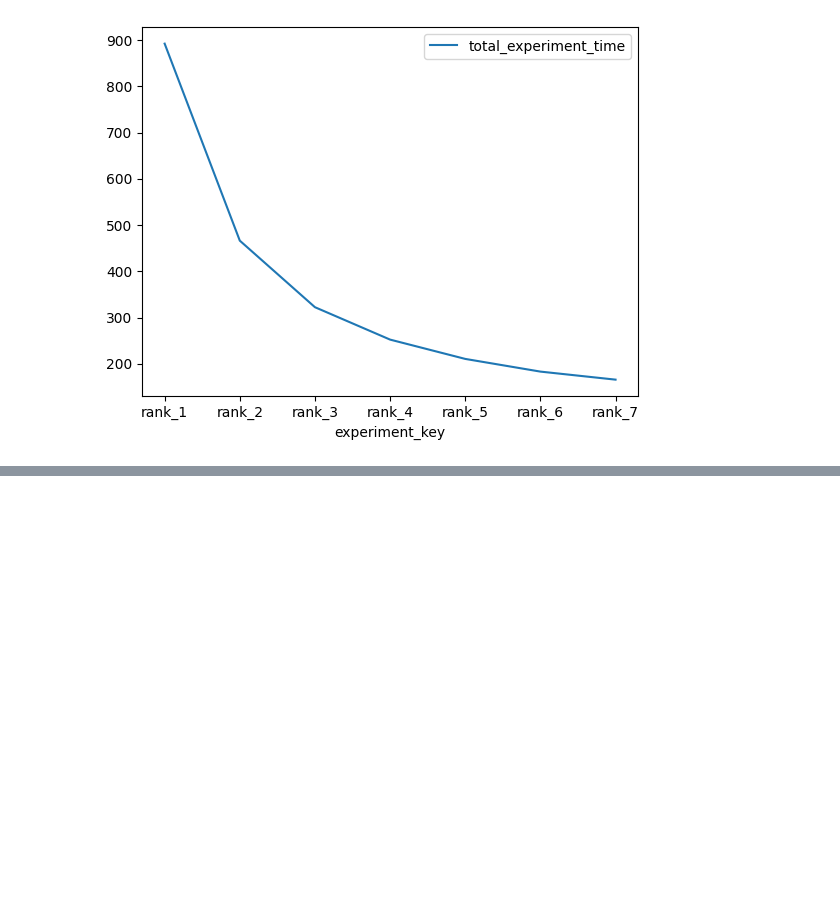
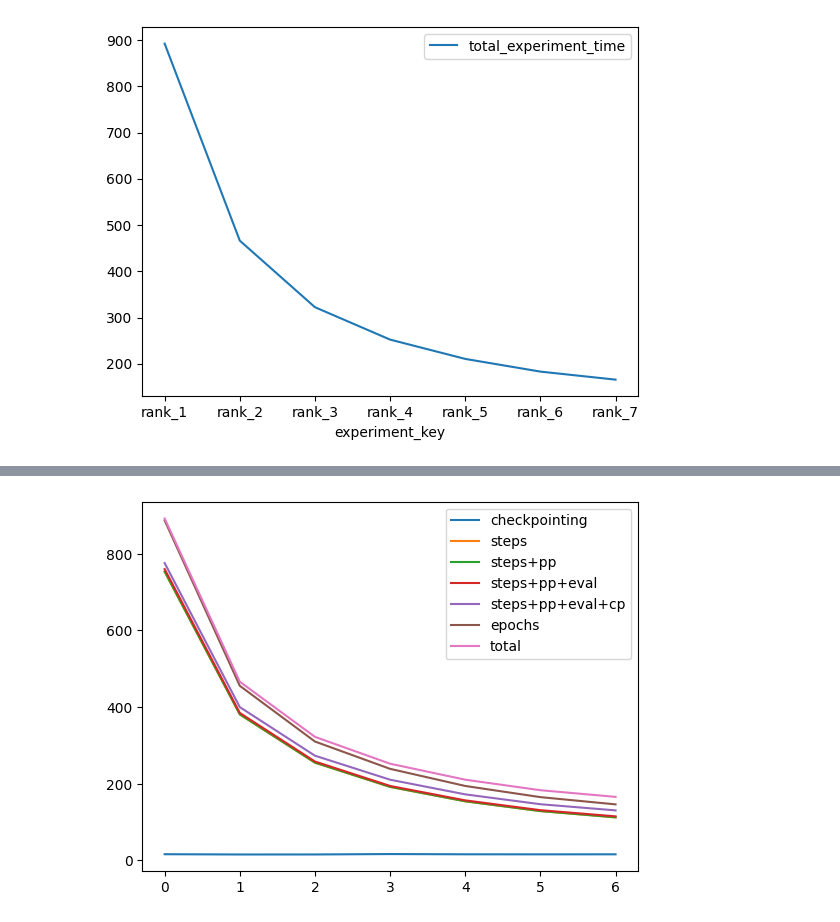
Before and after one commit to mlgym/mlgym, a Jupyter notebook: example/gpt2/huggingface_impl/viz_gpt2_hug_impl.ipynb, the cells around one changed output, grey strips where cells are left out. Drawn from its saved outputs; the diff is of its cells as text; code cells hidden in the pictures; blank space fills up the shorter version.

Commit message:
updated graphs

```diff
--- a/example/gpt2/huggingface_impl/viz_gpt2_hug_impl.ipynb
+++ b/example/gpt2/huggingface_impl/viz_gpt2_hug_impl.ipynb
@@ -57,0 +67,28 @@ ax = df_total_experiment_time[['total_experiment_time']].plot()
+# %%
+sum_keys_dict = {
+    "experiment_key": ["experiment_key"],
+    "checkpointing": ["checkpointing"],
+    "steps": ['train_backward_pass', 'train_forward_pass', 'train_optimizer_step'],
+    "steps+pp": ['train_backward_pass', 'train_forward_pass', 'train_optimizer_step', 'train_post_processing'],
+    "steps+pp+eval": ['eval_forward_pass', 'train_backward_pass', 'train_forward_pass', 'train_optimizer_step', 'train_post_processing', 'eval_post_processing'],
+    "steps+pp+eval+cp": ['eval_forward_pass', 'train_backward_pass', 'train_forward_pass', 'train_optimizer_step', 'eval_post_processing', 'train_post_processing', 'checkpointing'],
+    "epochs": ['epoch_time'],
+    "total": ["total_experiment_time"]
+}
+
+def create_sumfitted_df(df, key_dict):
+        sumfitted_df = []
+        for i in range(len(df)):
+            rank_df = {}
+            for col, sum_col in key_dict.items():
+                if col == "experiment_key":
+                    rank_df[col] = df.loc[i, col]
+                else:
+                    sum_val = 0.0
+                    for col_s in sum_col: sum_val += df.loc[i, col_s]
+                    rank_df[col] = sum_val
+            sumfitted_df.append(rank_df)
+        return pd.DataFrame(sumfitted_df)
+
+df_durations = create_sumfitted_df(exp_df, sum_keys_dict)
+df_durations
@@ -57,0 +104,4 @@ ax = df_total_experiment_time[['total_experiment_time']].plot()
+# %%
+ax = df_durations.plot()
+# %% [output]
+[figure, added]
```
Also changed, not shown: parts of 4 cells of this notebook.
